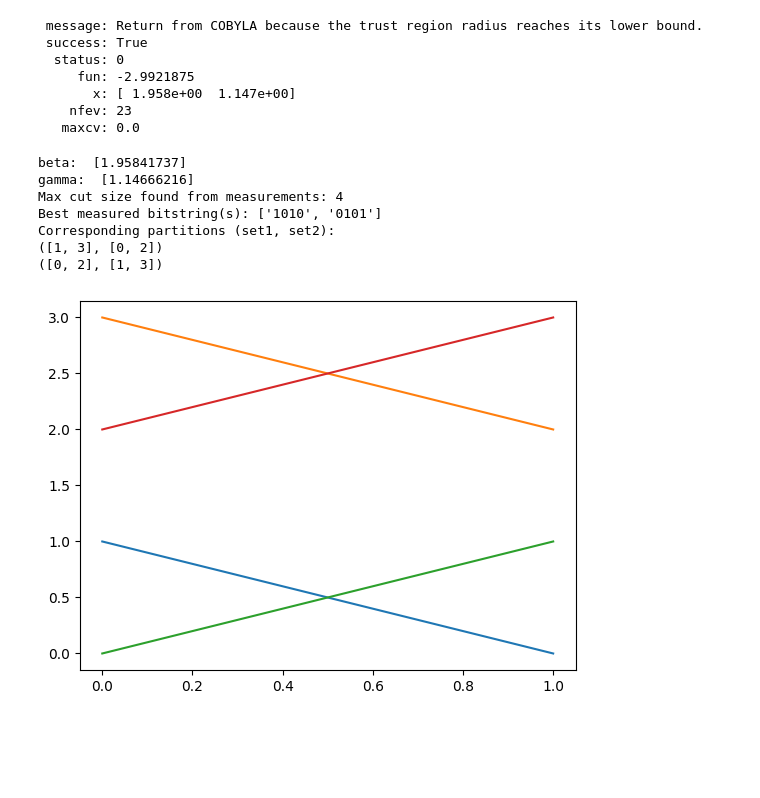
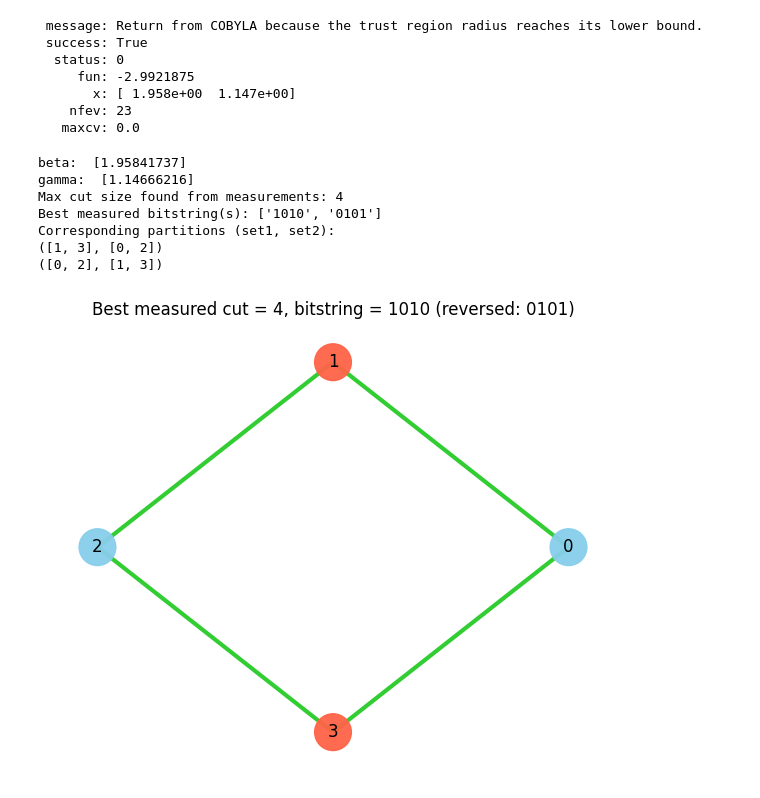
Before and after one commit to RowieK/Quantum-Computing-Minor, a Jupyter notebook: QCA/Assignment 4/exercise_qaoa_1.ipynb, the cells around one changed output. Drawn from its saved outputs; the diff is of its cells as text; code cells hidden in the pictures; blank space fills up the shorter version.

Commit message:
fixed qaoa graph

```diff
--- a/QCA/Assignment 4/exercise_qaoa_1.ipynb
+++ b/QCA/Assignment 4/exercise_qaoa_1.ipynb
@@ -244,46 +244,62 @@ backend.shots = 512
 qc_res = create_qaoa_circ(G, res.x)
 
 counts = backend.run(qc_res, seed_simulator=10).result().get_counts()
-
 plot_histogram(counts)
 
-# Compute the max-cut from the measured counts
-# maxcut_obj returns a negative integer ("-#crossing_edges"),
-# so we negate it to get the cut size.
+# Compute the max-cut from measured counts.
+# maxcut_obj returns negative cut size, so negate it.
 best_cut = -999
 best_bitstrings = []
 for bitstring, cnt in counts.items():
     cut_size = -maxcut_obj(bitstring[::-1], G)
     if cut_size > best_cut:
         best_cut = cut_size
         best_bitstrings = [bitstring]
     elif cut_size == best_cut:
         best_bitstrings.append(bitstring)
 
 print('Max cut size found from measurements:', best_cut)
 print('Best measured bitstring(s):', best_bitstrings)
 
-# Also convert best bitstrings to node partitions for clarity
-partitions = []
-for bs in best_bitstrings:
+def bitstring_to_partition(bs):
+    # Reverse because Qiskit count keys are little-endian by qubit index.
     bs_rev = bs[::-1]
     left = [i for i, b in enumerate(bs_rev) if b == '1']
     right = [i for i, b in enumerate(bs_rev) if b == '0']
-    partitions.append((left, right))
+    return bs_rev, left, right
 
 print('Corresponding partitions (set1, set2):')
-for p in partitions:
-    print(p)
-    plt.plot(p)
+for bs in best_bitstrings:
+    _, left, right = bitstring_to_partition(bs)
+    print((left, right))
+
+# Draw one best cut solution on the graph
+best_bs_rev, left, right = bitstring_to_partition(best_bitstrings[0])
+pos = nx.circular_layout(G)
+
+node_colors = ['tomato' if best_bs_rev[i] == '1' else 'skyblue' for i in G.nodes()]
+cut_edges = [(u, v) for u, v in G.edges() if best_bs_rev[u] != best_bs_rev[v]]
+non_cut_edges = [(u, v) for u, v in G.edges() if best_bs_rev[u] == best_bs_rev[v]]
+
+plt.figure(figsize=(6, 5))
+nx.draw_networkx_nodes(G, pos, node_color=node_colors, node_size=700, alpha=0.95)
+nx.draw_networkx_labels(G, pos, font_color='black')
+nx.draw_networkx_edges(G, pos, edgelist=non_cut_edges, width=2, edge_color='gray')
+nx.draw_networkx_edges(G, pos, edgelist=cut_edges, width=3, edge_color='limegreen')
+
+plt.title(f'Best measured cut = {best_cut}, bitstring = {best_bitstrings[0]} (reversed: {best_bs_rev})')
+plt.axis('off')
+plt.tight_layout()
+plt.show()
 # %% [output]
 beta:  [1.95841737]
 gamma:  [1.14666216]
 Max cut size found from measurements: 4
 Best measured bitstring(s): ['1010', '0101']
 Corresponding partitions (set1, set2):
 ([1, 3], [0, 2])
 ([0, 2], [1, 3])
-[figure, old version]
+[figure, new version]
 # %%
 history = []
 
```
Also changed, not shown: parts of 2 cells of this notebook, 1 other file.
